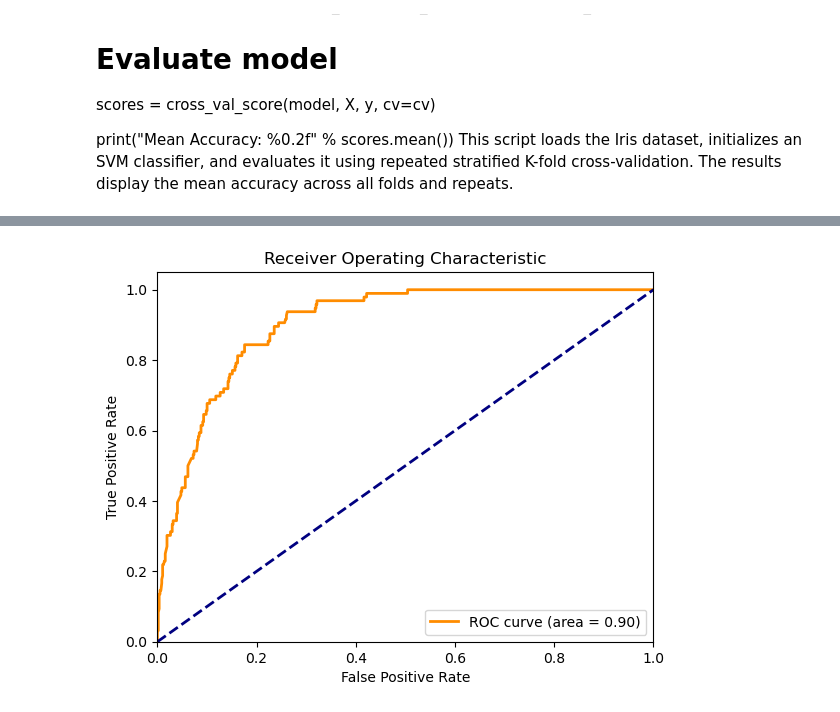
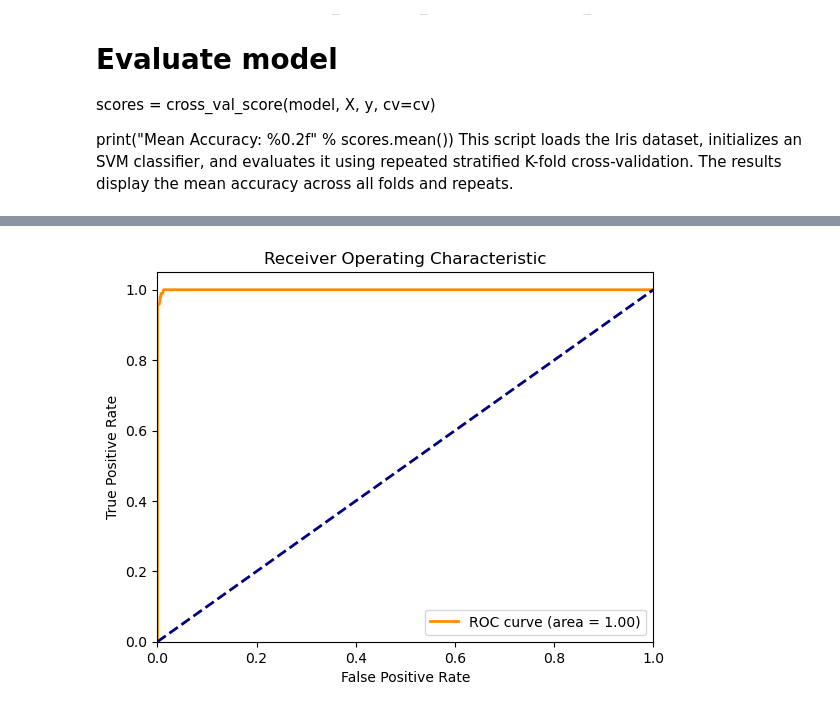
Before and after one commit to ehxewri/Project-2, a Jupyter notebook: Maketing Campaign/Marketing_Campaign.ipynb, the cells around one changed output, grey strips where cells are left out. Drawn from its saved outputs; the diff is of its cells as text; code cells hidden in the pictures.

Commit message:
final model for our team

```diff
--- a/Maketing Campaign/Marketing_Campaign.ipynb
+++ b/Maketing Campaign/Marketing_Campaign.ipynb
@@ -609,18 +531,0 @@ Using Cross Val Score We found that an N_estimator value of 105 would optimize o
-# %%
-# Using the top model by accuracy score fid the best n_estimator
-scores = []
-estimators_range = range(10, 150, 10)  # From 10 to 300 in steps of 20
-
-for n in estimators_range:
-    model = RandomForestClassifier(n_estimators=n, random_state=42, min_samples_leaf=100)
-    score = cross_val_score(model, X_train_smote, y_train_smote, cv=5, scoring='accuracy')  # 5-fold cross-validation
-    scores.append(np.mean(score))
-
-# Plotting the results
-plt.figure(figsize=(10, 6))
-plt.plot(estimators_range, scores, marker='o')
-plt.xlabel('Number of Estimators')
-plt.ylabel('Accuracy')
-plt.title('Effect of n_estimators')
-plt.grid(True)
-plt.show()
@@ -629,16 +531,0 @@ plt.show()
-# %%
-# Rate each features importance
-model = RandomForestClassifier(n_estimators=50,random_state=42, max_leaf_nodes=200)
-model.fit(X_train_scaled, y_train)  # Ensure X and y are your feature matrix and target vector respectively
-importance = model.feature_importances_
-
-# Correct printing method
-for i, v in enumerate(importance):
-    print('Feature: %d, Score: %.5f' % (i, v))
-
-from sklearn.inspection import permutation_importance
-
-result = permutation_importance(model, X_test_scaled, y_test, n_repeats=10)
-for i in result.importances_mean.argsort()[::-1]:
-    if result.importances_mean[i] - 2 * result.importances_std[i] > 0:
-        print(f"\n{X_train.columns[i]}: {result.importances_mean[i]:.3f} +/- {result.importances_std[i]:.3f}")
@@ -748,22 +615,22 @@ plt.show()
 # %%
 from sklearn.metrics import roc_curve, auc
 # Predict probabilities
-probabilities = model.predict_proba(X_test_scaled)[:, 1]
+probabilities = model.predict_proba(X_test)[:, 1]
 
 # Compute ROC curve and AUC
 fpr, tpr, _ = roc_curve(y_test, probabilities)
 roc_auc = auc(fpr, tpr)
 
 # Plot ROC curve
 plt.figure()
 plt.plot(fpr, tpr, color='darkorange', lw=2, label='ROC curve (area = %0.2f)' % roc_auc)
 plt.plot([0, 1], [0, 1], color='navy', lw=2, linestyle='--')
 plt.xlim([0.0, 1.0])
 plt.ylim([0.0, 1.05])
 plt.xlabel('False Positive Rate')
 plt.ylabel('True Positive Rate')
 plt.title('Receiver Operating Characteristic')
 plt.legend(loc="lower right")
 plt.show()
 # %% [output]
-[figure, old version]
+[figure, new version]
```
Also changed, not shown: parts of 29 cells of this notebook.
